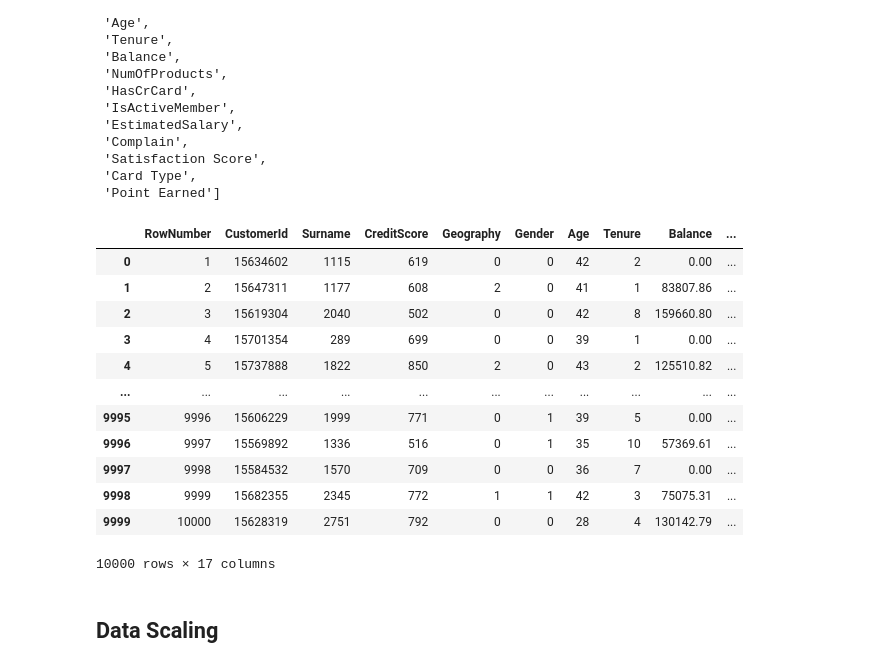
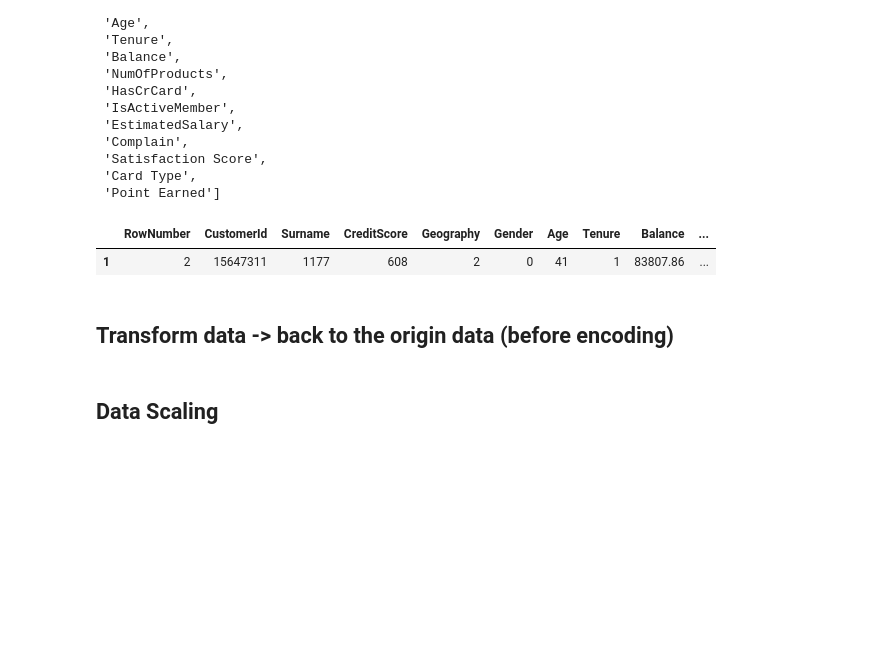
Before and after one commit to Mipjeiger/Bank-ML-End-to-end-Engineer, a Jupyter notebook: ml-engineer/notebooks/01_eda_churn.ipynb, the cells around one changed output. Drawn from its saved outputs; the diff is of its cells as text; code cells hidden in the pictures; blank space fills up the shorter version.

```diff
--- a/ml-engineer/notebooks/01_eda_churn.ipynb
+++ b/ml-engineer/notebooks/01_eda_churn.ipynb
@@ -97,13 +106,15 @@ plt.show()
 ## Data Encoding
 # %%
 from sklearn.preprocessing import LabelEncoder
+
+df_encode = df.copy()
 
 le = LabelEncoder()
 
 # Encode categorical variables
-for col in df.select_dtypes(include=['object']).columns:
-    df[col] = le.fit_transform(df[col])
-df
+for col in df_encode.select_dtypes(include=['object']).columns:
+    df_encode[col] = le.fit_transform(df_encode[col])
+df_encode
 # %% [output]
 |  | RowNumber | CustomerId | Surname | CreditScore | Geography | Gender | Age | Tenure | Balance | ... |
 | 0 | 1 | 15634602 | 1115 | 619 | 0 | 0 | 42 | 2 | 0.00 | ... |
@@ -124,12 +135,12 @@ df
 from sklearn.model_selection import train_test_split
 
 # Define FEATURES as X and y as target variable
-FEATURES = [col for col in df.columns if col != 'Exited']
+FEATURES = [col for col in df_encode.columns if col != 'Exited']
 TARGET = 'Exited'
 
 # Define X as features and y as target variable
-X = df[FEATURES]
-y = df[TARGET]
+X = df_encode[FEATURES]
+y = df_encode[TARGET]
 
 # Split data into X and y
 X_train, X_test, y_train, y_test = train_test_split(X, y, test_size=0.2, random_state=42, stratify=y)
@@ -154,21 +165,13 @@ X.columns.tolist()
  'Card Type',
  'Point Earned']
 # %%
-X
+# Find X in index 2
+X[1:2]
 # %% [output]
 |  | RowNumber | CustomerId | Surname | CreditScore | Geography | Gender | Age | Tenure | Balance | ... |
-| 0 | 1 | 15634602 | 1115 | 619 | 0 | 0 | 42 | 2 | 0.00 | ... |
 | 1 | 2 | 15647311 | 1177 | 608 | 2 | 0 | 41 | 1 | 83807.86 | ... |
-| 2 | 3 | 15619304 | 2040 | 502 | 0 | 0 | 42 | 8 | 159660.80 | ... |
-| 3 | 4 | 15701354 | 289 | 699 | 0 | 0 | 39 | 1 | 0.00 | ... |
-| 4 | 5 | 15737888 | 1822 | 850 | 2 | 0 | 43 | 2 | 125510.82 | ... |
-| ... | ... | ... | ... | ... | ... | ... | ... | ... | ... | ... |
-| 9995 | 9996 | 15606229 | 1999 | 771 | 0 | 1 | 39 | 5 | 0.00 | ... |
-| 9996 | 9997 | 15569892 | 1336 | 516 | 0 | 1 | 35 | 10 | 57369.61 | ... |
-| 9997 | 9998 | 15584532 | 1570 | 709 | 0 | 0 | 36 | 7 | 0.00 | ... |
-| 9998 | 9999 | 15682355 | 2345 | 772 | 1 | 1 | 42 | 3 | 75075.31 | ... |
-| 9999 | 10000 | 15628319 | 2751 | 792 | 0 | 0 | 28 | 4 | 130142.79 | ... |
-10000 rows × 17 columns
+# %% [markdown]
+## Transform data -> back to the origin data (before encoding)
 # %% [markdown]
 ## Data Scaling
 # %%
```
Also changed, not shown: parts of 2 cells of this notebook, 6 other files.
